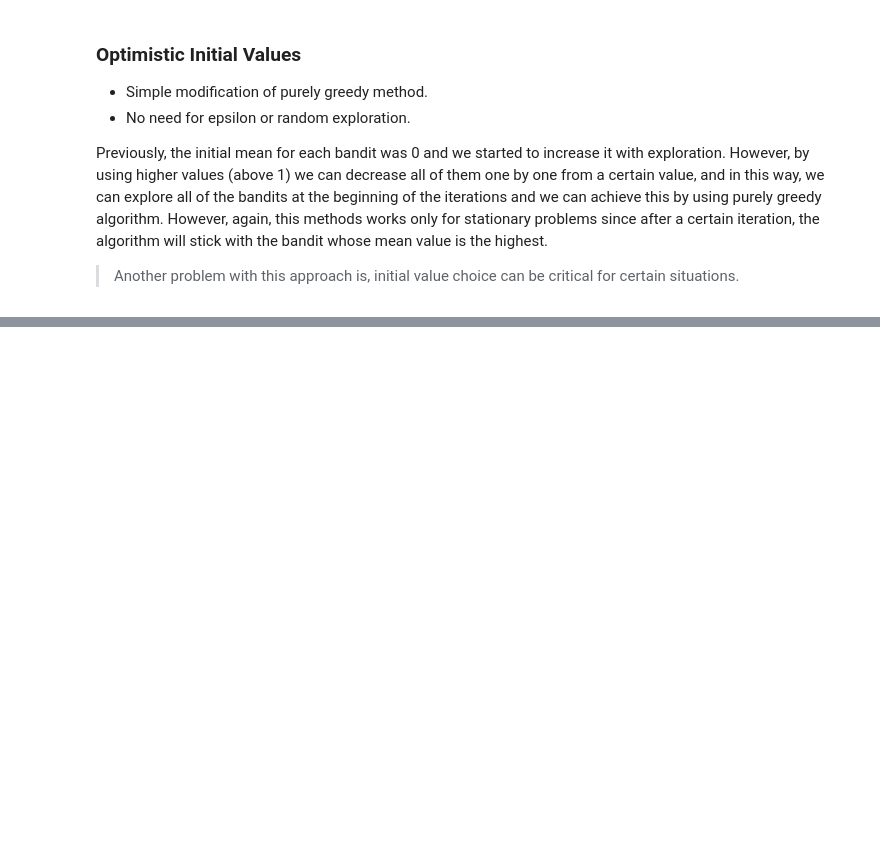
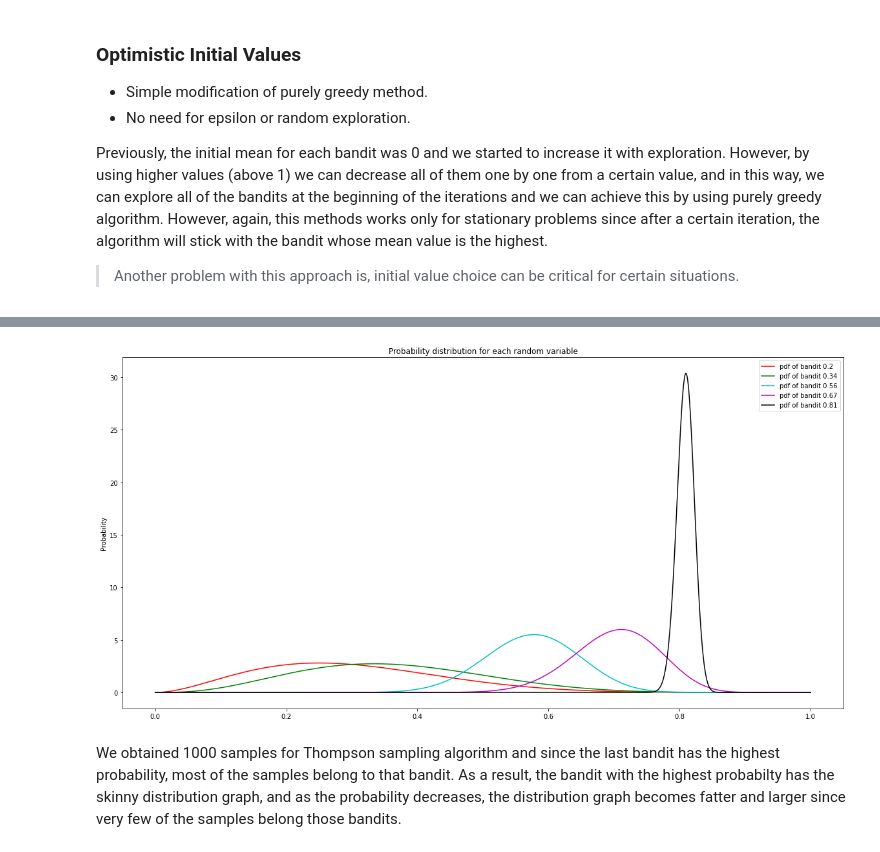
Before and after one commit to uguryagmur/rl-notebooks, a Jupyter notebook: 1-Introduction to Reinforcement Learning.ipynb, the cells around one changed output, grey strips where cells are left out. Drawn from its saved outputs; the diff is of its cells as text; code cells hidden in the pictures; blank space fills up the shorter version.

```diff
--- a/1-Introduction to Reinforcement Learning.ipynb
+++ b/1-Introduction to Reinforcement Learning.ipynb
@@ -336,0 +404,18 @@ _ = plt.title("Upper Confidence Bound Algorithm Estimates Graph")
+# %%
+import scipy.stats as stats
+
+
+final_beta_params = experiment.means[-1]
+theta = np.linspace(0, 1, 10000)
+legend = []
+for i, params in enumerate(final_beta_params):
+    pdf = stats.beta.pdf(theta, *params)
+    plt.plot(theta, pdf, c=colors[i])
+    legend.append("pdf of bandit {}".format(bandit_probs[i]))
+_ = plt.legend(legend)
+_ = plt.ylabel("Probability")
+_ = plt.title("Probability distribution for each random variable")
+# %% [output]
+[figure, added]
+# %% [markdown]
+We obtained 1000 samples for Thompson sampling algorithm and since the last bandit has the highest probability, most of the samples belong to that bandit. As a result, the bandit with the highest probabilty has the skinny distribution graph, and as the probability decreases, the distribution graph becomes fatter and larger since very few of the samples belong those bandits.
```
Also changed, not shown: parts of 17 cells of this notebook.
